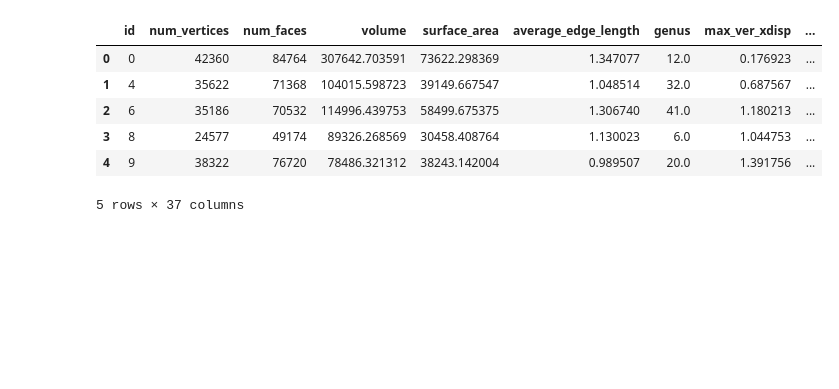
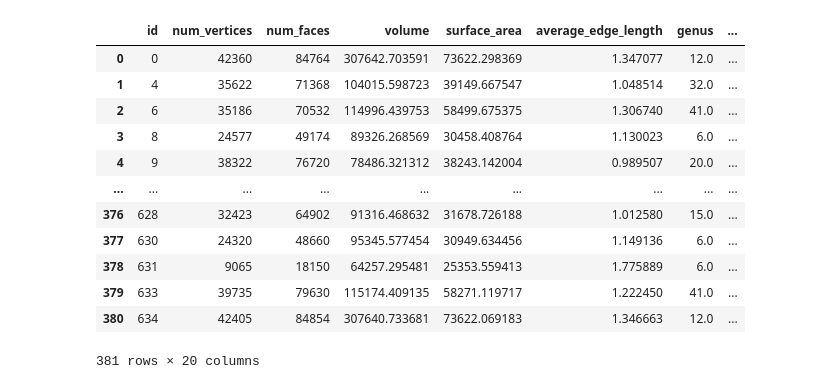
Before and after one commit to mishramlan/JEB-structural-simulation, a Jupyter notebook: Notebooks/Data_Analysis/feature_analysis.ipynb, the cells around one changed output. Saved outputs shown, nothing was run; the diff lists cells and outputs as text; code cells hidden in the pictures; blank space fills up the shorter version.

```diff
--- a/Notebooks/Data_Analysis/feature_analysis.ipynb
+++ b/Notebooks/Data_Analysis/feature_analysis.ipynb
@@ -6,14 +6,20 @@ import seaborn as sns
 import pyvista as pv
 import pandas as pd
 # %%
-cad_data = pd.read_csv('/Users/User/Documents/Project_JEB/JEB_Data/metadata.csv')
+cad_data = pd.read_csv('/Users/User/Documents/Project_JEB/JEB_Data/workingdata.csv')
 # %%
-cad_data.head(5)
+cad_data
 # %% [output]
-|  | id | num_vertices | num_faces | volume | surface_area | average_edge_length | genus | max_ver_xdisp | ... |
-| 0 | 0 | 42360 | 84764 | 307642.703591 | 73622.298369 | 1.347077 | 12.0 | 0.176923 | ... |
-| 1 | 4 | 35622 | 71368 | 104015.598723 | 39149.667547 | 1.048514 | 32.0 | 0.687567 | ... |
-| 2 | 6 | 35186 | 70532 | 114996.439753 | 58499.675375 | 1.306740 | 41.0 | 1.180213 | ... |
-| 3 | 8 | 24577 | 49174 | 89326.268569 | 30458.408764 | 1.130023 | 6.0 | 1.044753 | ... |
-| 4 | 9 | 38322 | 76720 | 78486.321312 | 38243.142004 | 0.989507 | 20.0 | 1.391756 | ... |
+|  | id | num_vertices | num_faces | volume | surface_area | average_edge_length | genus | ... |
+| 0 | 0 | 42360 | 84764 | 307642.703591 | 73622.298369 | 1.347077 | 12.0 | ... |
+| 1 | 4 | 35622 | 71368 | 104015.598723 | 39149.667547 | 1.048514 | 32.0 | ... |
+| 2 | 6 | 35186 | 70532 | 114996.439753 | 58499.675375 | 1.306740 | 41.0 | ... |
+| 3 | 8 | 24577 | 49174 | 89326.268569 | 30458.408764 | 1.130023 | 6.0 | ... |
+| 4 | 9 | 38322 | 76720 | 78486.321312 | 38243.142004 | 0.989507 | 20.0 | ... |
+| ... | ... | ... | ... | ... | ... | ... | ... | ... |
+| 376 | 628 | 32423 | 64902 | 91316.468632 | 31678.726188 | 1.012580 | 15.0 | ... |
+| 377 | 630 | 24320 | 48660 | 95345.577454 | 30949.634456 | 1.149136 | 6.0 | ... |
+| 378 | 631 | 9065 | 18150 | 64257.295481 | 25353.559413 | 1.775889 | 6.0 | ... |
+| 379 | 633 | 39735 | 79630 | 115174.409135 | 58271.119717 | 1.222450 | 41.0 | ... |
+| 380 | 634 | 42405 | 84854 | 307640.733681 | 73622.069183 | 1.346663 | 12.0 | ... |
-5 rows × 37 columns
+381 rows × 20 columns
```
Also changed, not shown: parts of 26 cells of this notebook, 6 other files.
